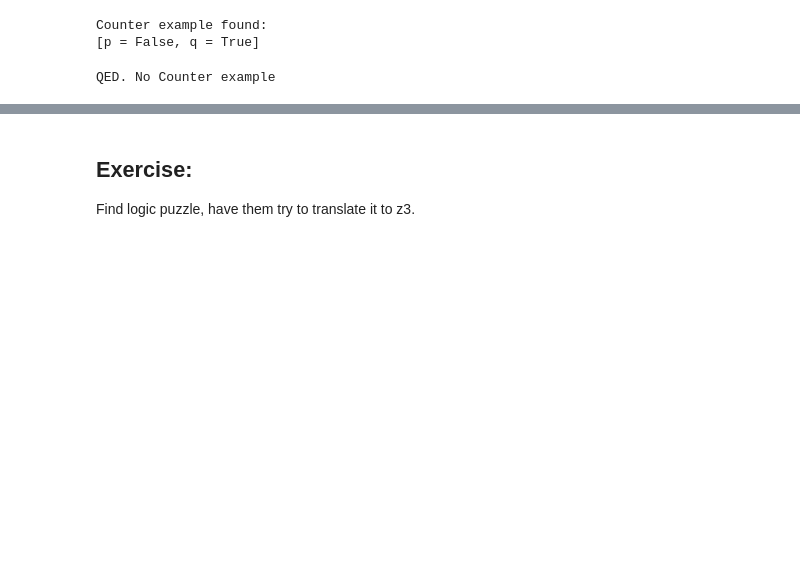
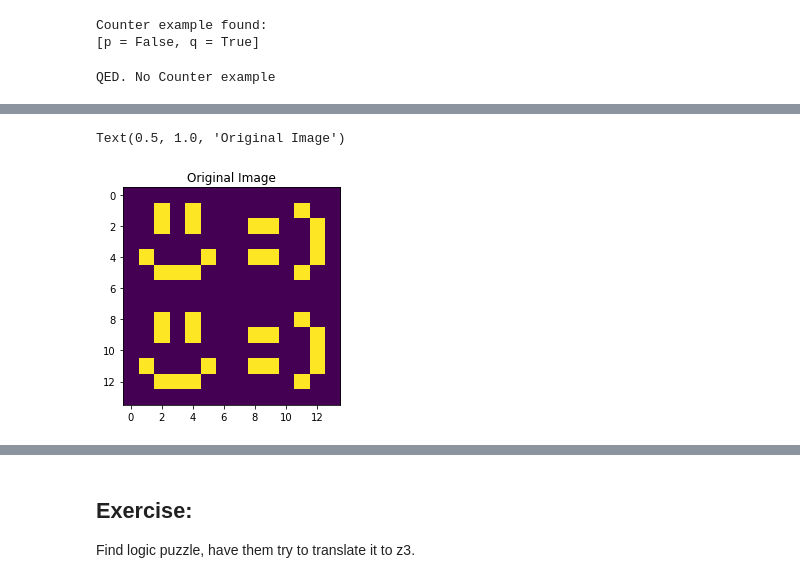
Before and after one commit to philzook58/z3_tutorial, a Jupyter notebook: Z3 Tutorial.ipynb, the cells around one changed output, grey strips where cells are left out. Drawn from its saved outputs; the diff is of its cells as text; code cells hidden in the pictures; blank space fills up the shorter version.

```diff
--- a/Z3 Tutorial.ipynb
+++ b/Z3 Tutorial.ipynb
@@ -196,0 +433,16 @@ Suppose I have some blob on a grid that I can fire an xray through. The xray get
+# %%
+bin_img = np.array([
+[0,0,0,0,0,0,0],
+[0,0,1,0,1,0,0],
+[0,0,1,0,1,0,0],
+[0,0,0,0,0,0,0],
+[0,1,0,0,0,1,0],
+[0,0,1,1,1,0,0],
+[0,0,0,0,0,0,0]])
+bin_img = np.hstack([bin_img,bin_img.T])
+bin_img = np.vstack([bin_img,bin_img])
+plt.imshow(bin_img)
+plt.title("Original Image")
+# %% [output]
+Text(0.5, 1.0, 'Original Image')
+[figure, added]
```
Also changed, not shown: parts of 86 cells of this notebook, 13 other files.
